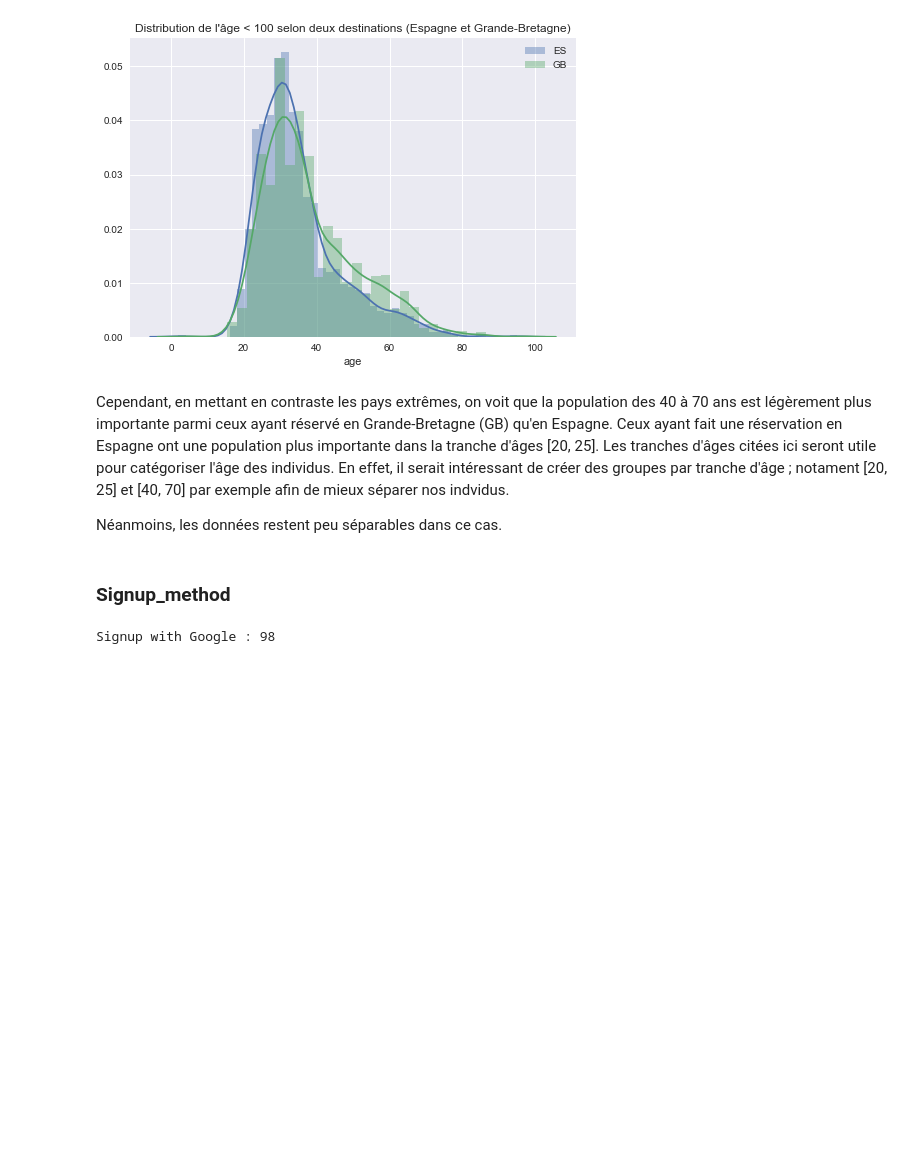
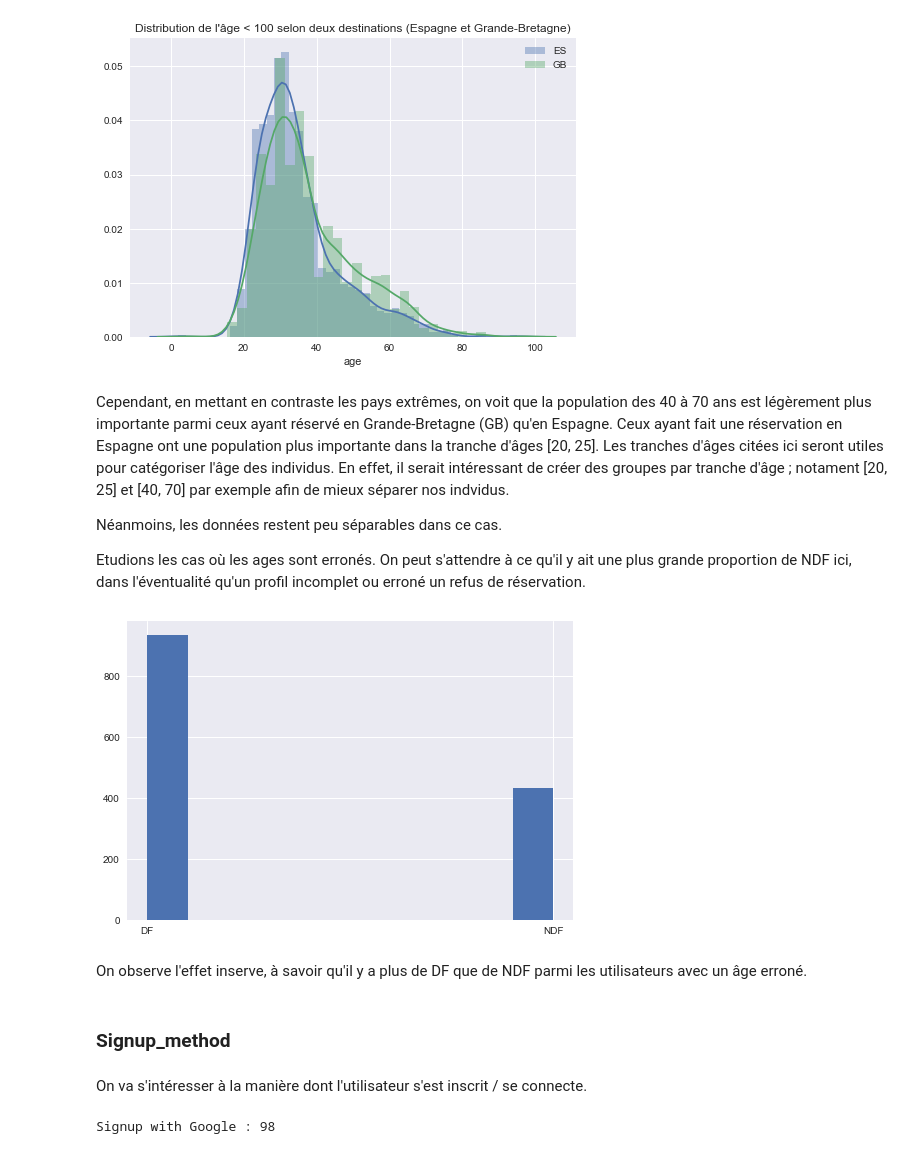
Before and after one commit to vesran/BookerGuess, a Jupyter notebook: _2_analyse_des_utilisateurs.ipynb, the cells around one changed output. Cells and saved outputs as stored; diff of their text form; code cells hidden in the pictures; blank space fills up the shorter version.

```diff
--- a/_2_analyse_des_utilisateurs.ipynb
+++ b/_2_analyse_des_utilisateurs.ipynb
@@ -126,11 +136,21 @@ _ = plt.legend()
 # %% [output]
 [figure]
 # %% [markdown]
-Cependant, en mettant en contraste les pays extrêmes, on voit que la population des 40 à 70 ans est légèrement plus importante parmi ceux ayant réservé en Grande-Bretagne (GB) qu'en Espagne. Ceux ayant fait une réservation en Espagne ont une population plus importante dans la tranche d'âges [20, 25]. Les tranches d'âges citées ici seront utile pour catégoriser l'âge des individus. En effet, il serait intéressant de créer des groupes par tranche d'âge ; notament [20, 25] et [40, 70] par exemple afin de mieux séparer nos indvidus.
+Cependant, en mettant en contraste les pays extrêmes, on voit que la population des 40 à 70 ans est légèrement plus importante parmi ceux ayant réservé en Grande-Bretagne (GB) qu'en Espagne. Ceux ayant fait une réservation en Espagne ont une population plus importante dans la tranche d'âges [20, 25]. Les tranches d'âges citées ici seront utiles pour catégoriser l'âge des individus. En effet, il serait intéressant de créer des groupes par tranche d'âge ; notament [20, 25] et [40, 70] par exemple afin de mieux séparer nos indvidus.
 
 Néanmoins, les données restent peu séparables dans ce cas.
+
+Etudions les cas où les ages sont erronés. On peut s'attendre à ce qu'il y ait une plus grande proportion de NDF ici, dans l'éventualité qu'un profil incomplet ou erroné un refus de réservation.
+# %%
+_ = plt.hist(users[(users['age'] > 100) & (users['age'] < 1000)]['destination_found'])
+# %% [output]
+[figure, added]
+# %% [markdown]
+On observe l'effet inserve, à savoir qu'il y a plus de DF que de NDF parmi les utilisateurs avec un âge erroné.
 # %% [markdown]
 ### Signup_method
+# %% [markdown]
+On va s'intéresser à la manière dont l'utilisateur s'est inscrit / se connecte.
 # %%
 _ = plt.hist(users['signup_method'])
 print(f"Signup with Google : {users[users['signup_method'] == 'google'].shape[0]}")
```
Also changed, not shown: parts of 5 cells of this notebook.
